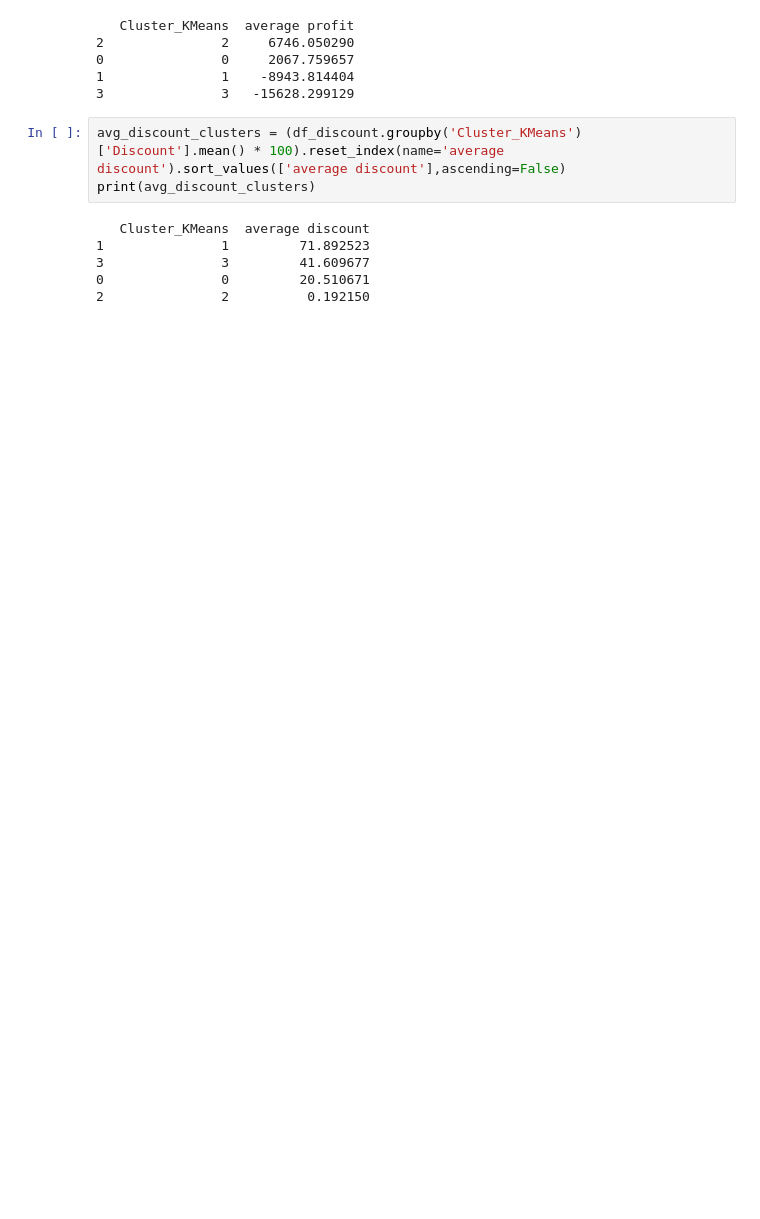
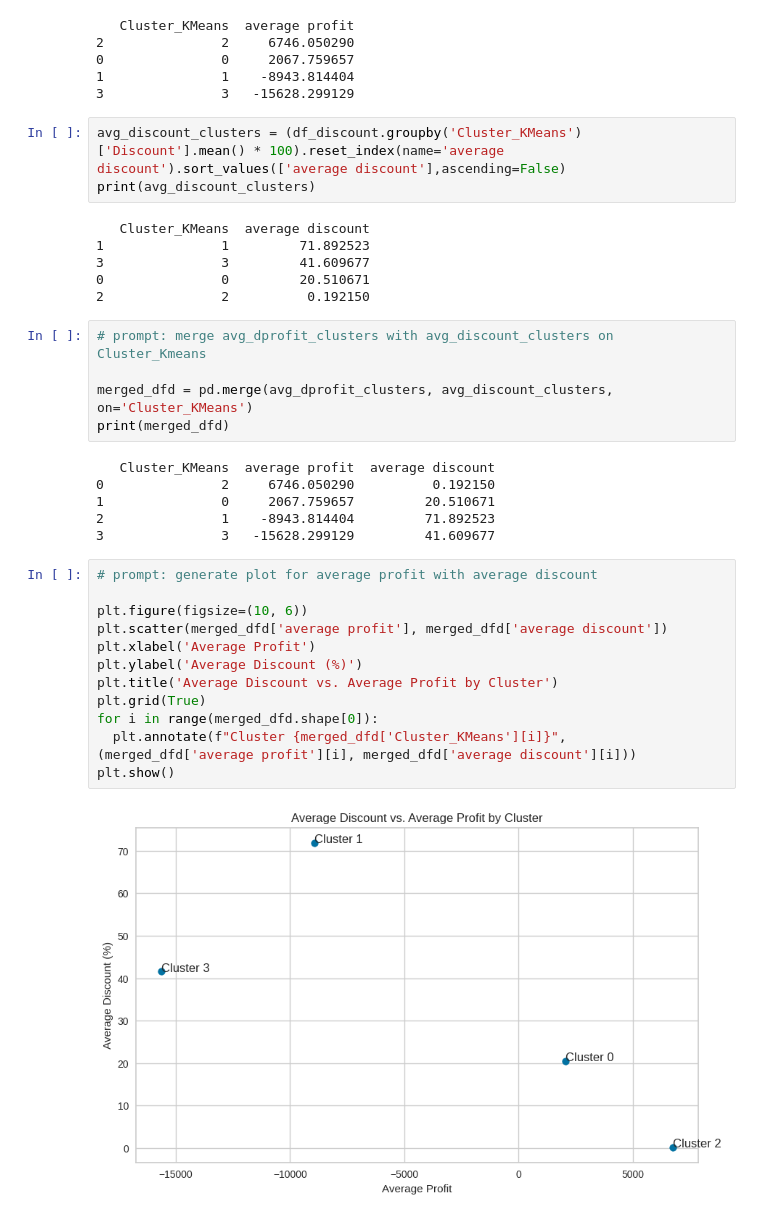
Before and after one commit to sheikita/SDS-Clustering, a Jupyter notebook: TestSegmentation.ipynb, the cells around one changed output. Cells and saved outputs as stored; diff of their text form; blank space fills up the shorter version.

```diff
--- a/TestSegmentation.ipynb
+++ b/TestSegmentation.ipynb
@@ -1163,3 +1163,28 @@ print(avg_discount_clusters)
 3               3         41.609677
 0               0         20.510671
 2               2          0.192150
+# %%
+# prompt: merge avg_dprofit_clusters with avg_discount_clusters on Cluster_Kmeans
+
+merged_dfd = pd.merge(avg_dprofit_clusters, avg_discount_clusters, on='Cluster_KMeans')
+print(merged_dfd)
+# %% [output]
+   Cluster_KMeans  average profit  average discount
+0               2     6746.050290          0.192150
+1               0     2067.759657         20.510671
+2               1    -8943.814404         71.892523
+3               3   -15628.299129         41.609677
+# %%
+# prompt: generate plot for average profit with average discount
+
+plt.figure(figsize=(10, 6))
+plt.scatter(merged_dfd['average profit'], merged_dfd['average discount'])
+plt.xlabel('Average Profit')
+plt.ylabel('Average Discount (%)')
+plt.title('Average Discount vs. Average Profit by Cluster')
+plt.grid(True)
+for i in range(merged_dfd.shape[0]):
+  plt.annotate(f"Cluster {merged_dfd['Cluster_KMeans'][i]}", (merged_dfd['average profit'][i], merged_dfd['average discount'][i]))
+plt.show()
+# %% [output]
+[figure, added]
```
Also changed, not shown: parts of 8 cells of this notebook.
